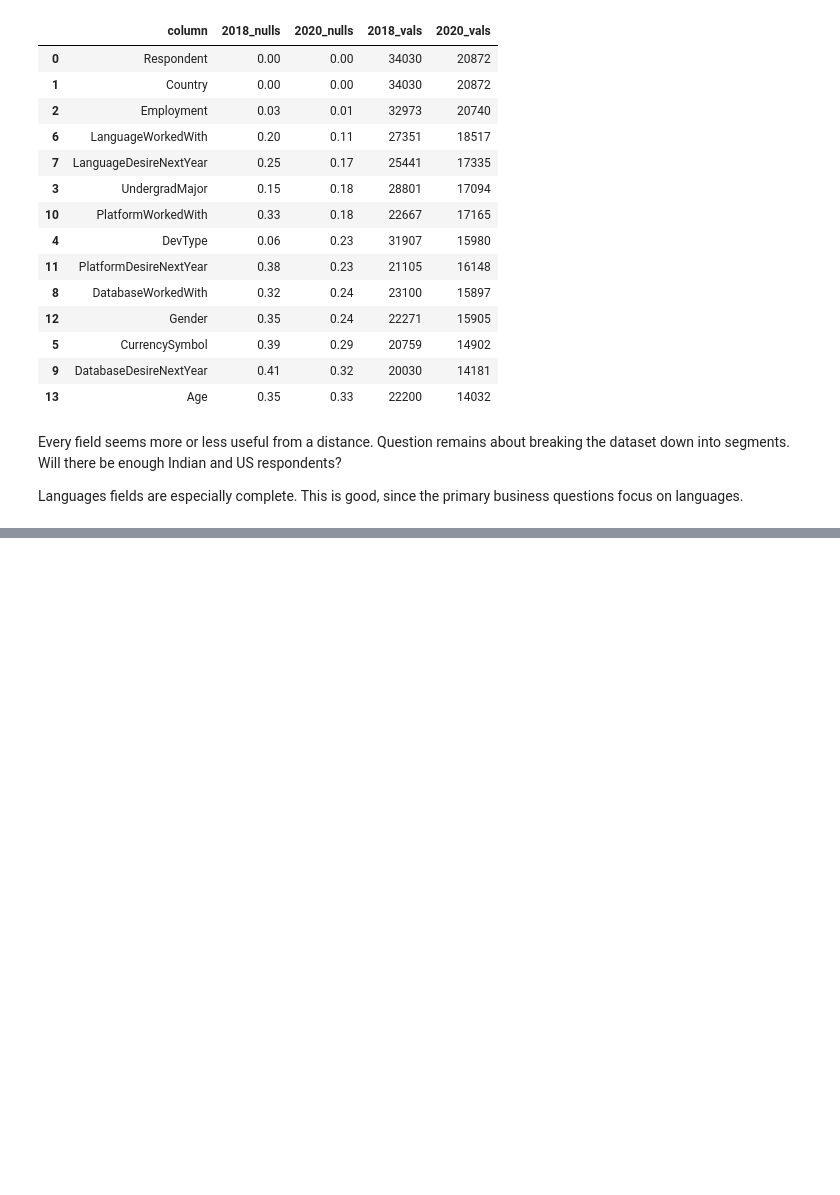
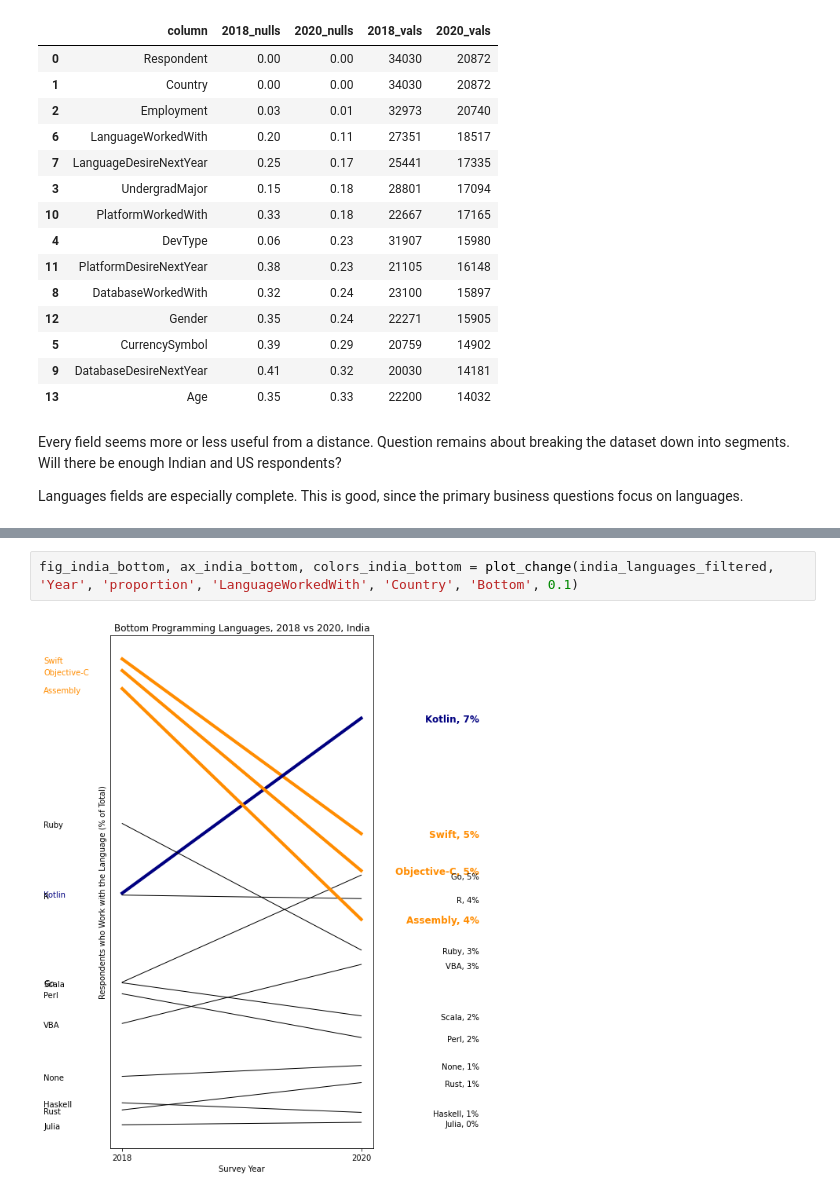
Before and after one commit to rmkeeler/stackoverflow-us-india, a Jupyter notebook: stackoverflowsurvey_2018_2020.ipynb, the cells around one changed output, grey strips where cells are left out. Cells and saved outputs as stored; diff of their text form; blank space fills up the shorter version.

```diff
--- a/stackoverflowsurvey_2018_2020.ipynb
+++ b/stackoverflowsurvey_2018_2020.ipynb
@@ -129,0 +536,4 @@ Languages fields are especially complete. This is good, since the primary busine
+# %%
+fig_india_bottom, ax_india_bottom, colors_india_bottom = plot_change(india_languages_filtered, 'Year', 'proportion', 'LanguageWorkedWith', 'Country', 'Bottom', 0.1)
+# %% [output]
+[figure, added]
```
Also changed, not shown: parts of 63 cells of this notebook.
